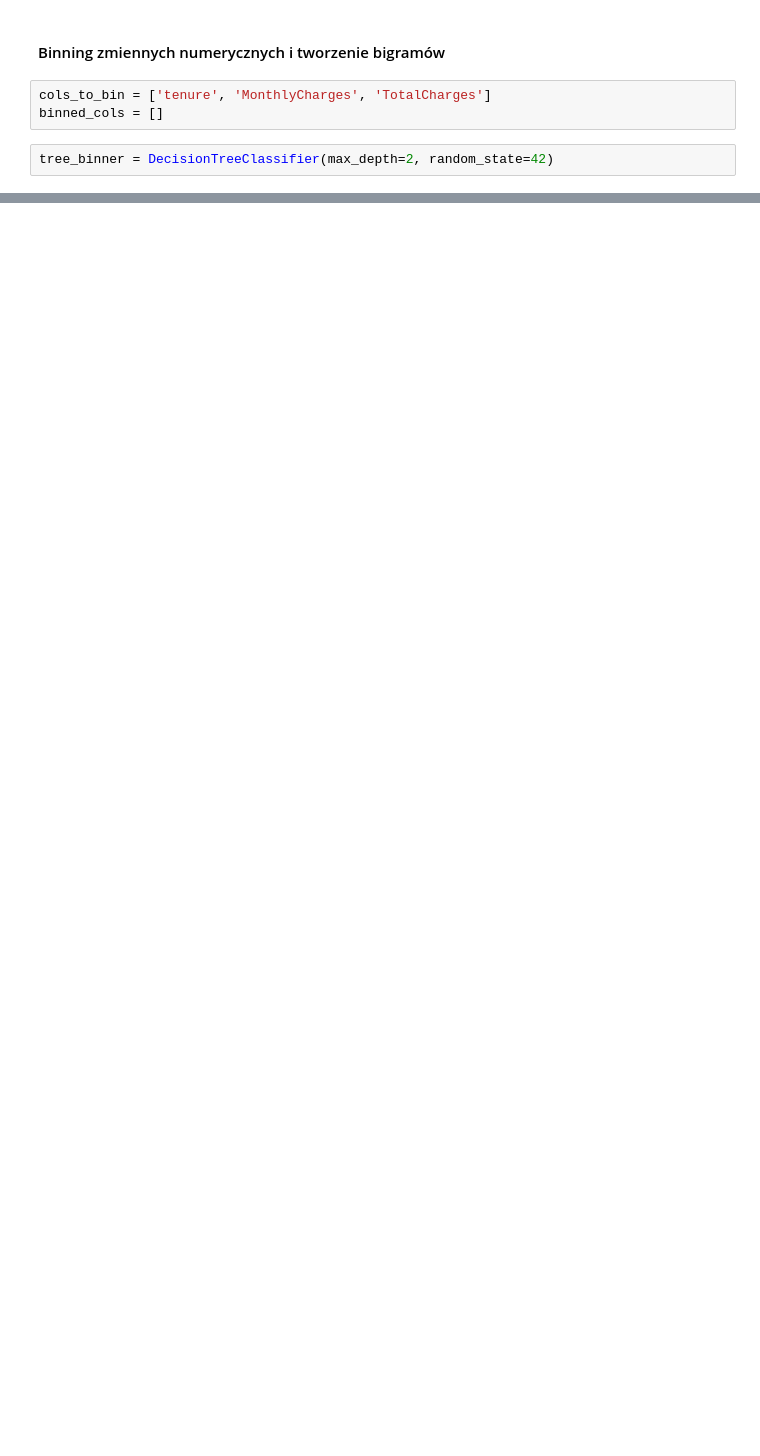
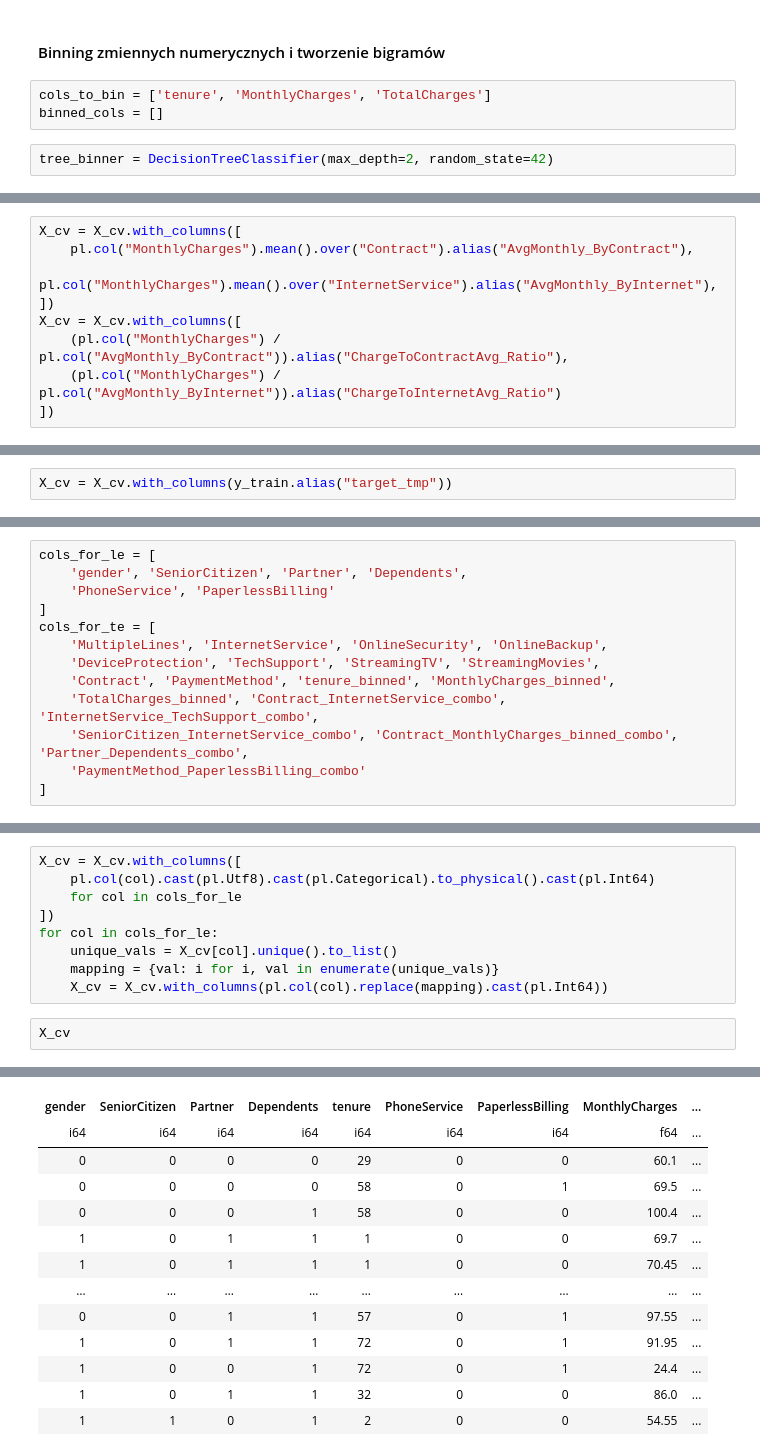
Before and after one commit to Wysocki-Piotr/kaggle-customer-churn-prediction, a Jupyter notebook: Features-creation.ipynb, the cells around one changed output, grey strips where cells are left out. Cells and saved outputs as stored; diff of their text form; blank space fills up the shorter version.

```diff
--- a/Features-creation.ipynb
+++ b/Features-creation.ipynb
@@ -914,0 +987,9 @@ Dalej problem
+# %%
+X_cv = X_cv.with_columns([
+    pl.col("MonthlyCharges").mean().over("Contract").alias("AvgMonthly_ByContract"),
+    pl.col("MonthlyCharges").mean().over("InternetService").alias("AvgMonthly_ByInternet"),
+])
+X_cv = X_cv.with_columns([
+    (pl.col("MonthlyCharges") / pl.col("AvgMonthly_ByContract")).alias("ChargeToContractAvg_Ratio"),
+    (pl.col("MonthlyCharges") / pl.col("AvgMonthly_ByInternet")).alias("ChargeToInternetAvg_Ratio")
+])
@@ -914,0 +998,2 @@ Dalej problem
+# %%
+X_cv = X_cv.with_columns(y_train.alias("target_tmp"))
@@ -914,0 +1004,13 @@ Dalej problem
+# %%
+cols_for_le = [
+    'gender', 'SeniorCitizen', 'Partner', 'Dependents',
+    'PhoneService', 'PaperlessBilling'
+]
+cols_for_te = [
+    'MultipleLines', 'InternetService', 'OnlineSecurity', 'OnlineBackup',
+    'DeviceProtection', 'TechSupport', 'StreamingTV', 'StreamingMovies',
+    'Contract', 'PaymentMethod', 'tenure_binned', 'MonthlyCharges_binned',
+    'TotalCharges_binned', 'Contract_InternetService_combo', 'InternetService_TechSupport_combo',
+    'SeniorCitizen_InternetService_combo', 'Contract_MonthlyCharges_binned_combo', 'Partner_Dependents_combo',
+    'PaymentMethod_PaperlessBilling_combo'
+]
@@ -914,0 +1056,12 @@ Dalej problem
+# %%
+X_cv = X_cv.with_columns([
+    pl.col(col).cast(pl.Utf8).cast(pl.Categorical).to_physical().cast(pl.Int64)
+    for col in cols_for_le
+])
+for col in cols_for_le:
+    unique_vals = X_cv[col].unique().to_list()
+    mapping = {val: i for i, val in enumerate(unique_vals)}
+    X_cv = X_cv.with_columns(pl.col(col).replace(mapping).cast(pl.Int64))
+# %%
+X_cv
+# %% [output]
@@ -914,0 +1069,13 @@ Dalej problem
+| gender | SeniorCitizen | Partner | Dependents | tenure | PhoneService | PaperlessBilling | MonthlyCharges | ... |
+| i64 | i64 | i64 | i64 | i64 | i64 | i64 | f64 | ... |
+| 0 | 0 | 0 | 0 | 29 | 0 | 0 | 60.1 | ... |
+| 0 | 0 | 0 | 0 | 58 | 0 | 1 | 69.5 | ... |
+| 0 | 0 | 0 | 1 | 58 | 0 | 0 | 100.4 | ... |
+| 1 | 0 | 1 | 1 | 1 | 0 | 0 | 69.7 | ... |
+| 1 | 0 | 1 | 1 | 1 | 0 | 0 | 70.45 | ... |
+| … | … | … | … | … | … | … | … | ... |
+| 0 | 0 | 1 | 1 | 57 | 0 | 1 | 97.55 | ... |
+| 1 | 0 | 1 | 1 | 72 | 0 | 1 | 91.95 | ... |
+| 1 | 0 | 0 | 1 | 72 | 0 | 1 | 24.4 | ... |
+| 1 | 0 | 1 | 1 | 32 | 0 | 0 | 86.0 | ... |
+| 1 | 1 | 0 | 1 | 2 | 0 | 0 | 54.55 | ... |
```
Also changed, not shown: parts of 35 cells of this notebook.
